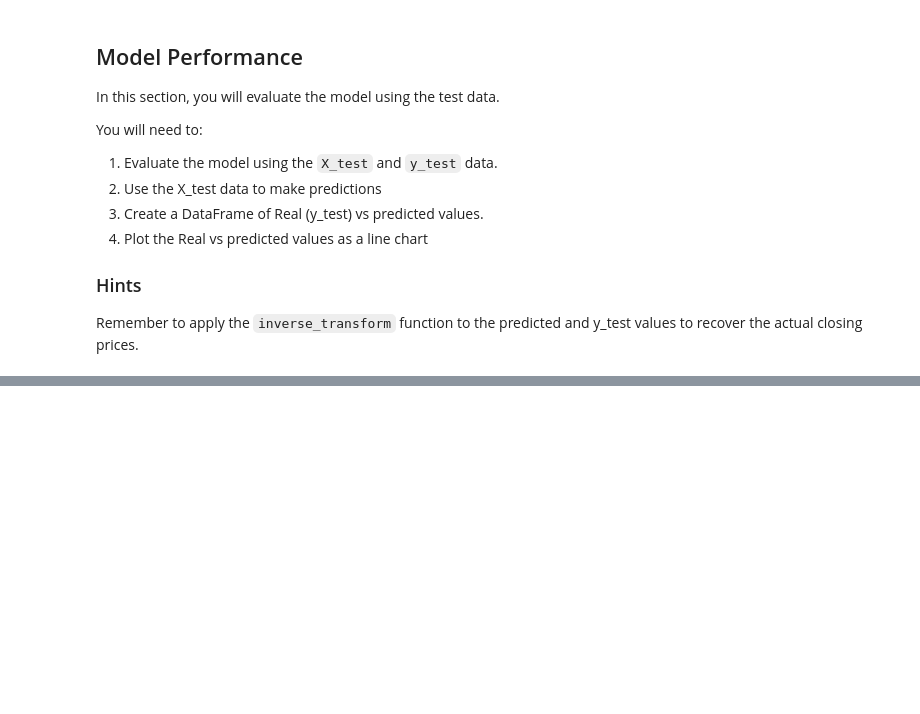
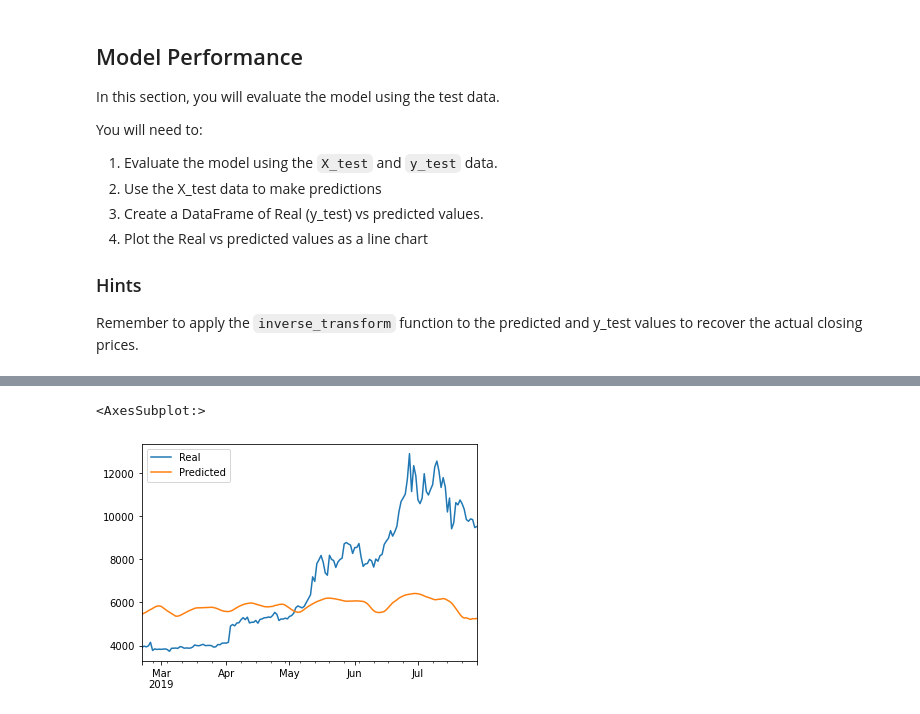
Before and after one commit to dbogatic/LSTM-Stock-Predictor-homework, a Jupyter notebook: lstm_stock_predictor_fng.ipynb, the cells around one changed output, grey strips where cells are left out. Cells and saved outputs as stored; diff of their text form; code cells hidden in the pictures; blank space fills up the shorter version.

```diff
--- a/lstm_stock_predictor_fng.ipynb
+++ b/lstm_stock_predictor_fng.ipynb
@@ -240,4 +287,4 @@ stocks.head()
 # %%
 # Plot the real vs predicted values as a line chart
-# YOUR CODE HERE!
+stocks.plot()
 # %% [output]
@@ -244,0 +291,2 @@ stocks.head()
+<AxesSubplot:>
+[figure, added]
```
Also changed, not shown: parts of 19 cells of this notebook.
